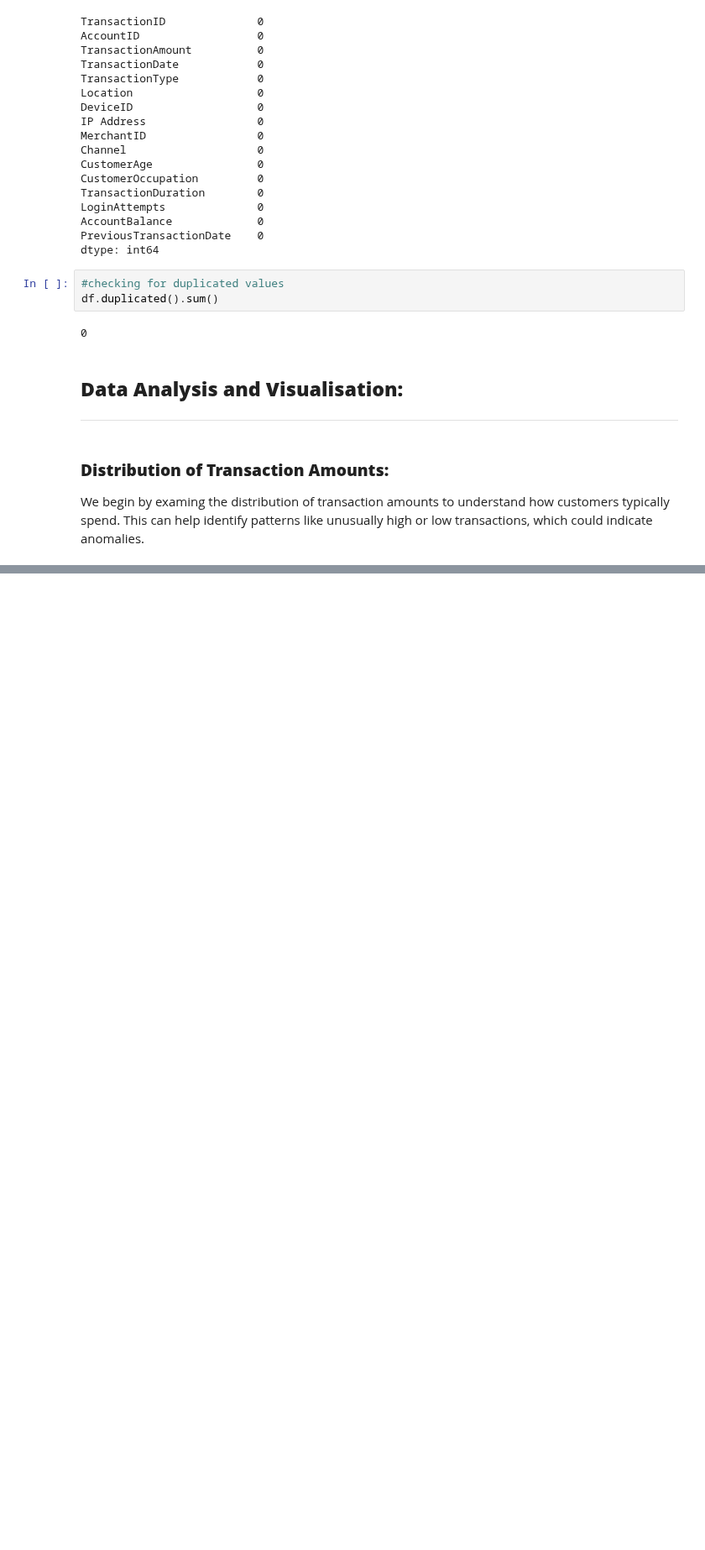
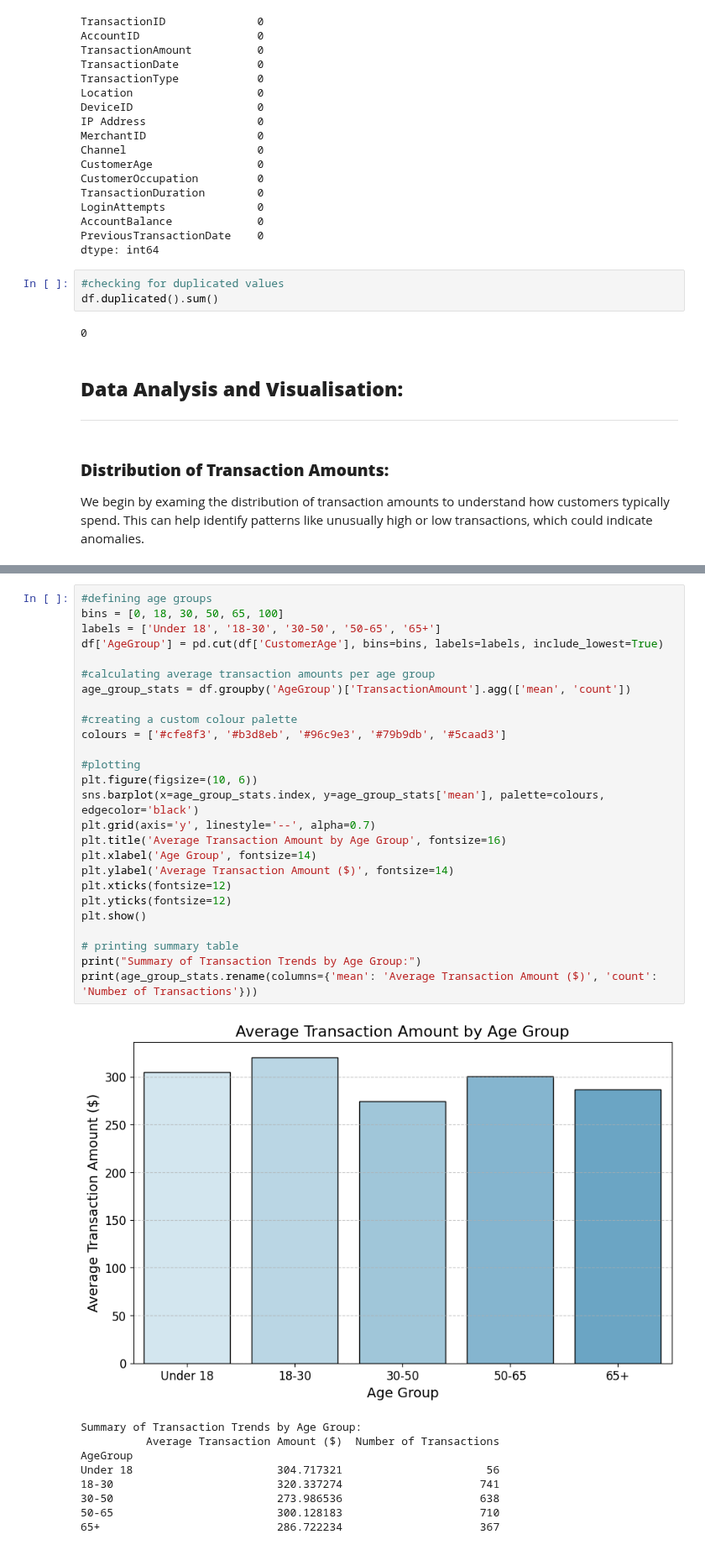
Before and after one commit to briannemcgrath/PFDA, a Jupyter notebook: project/project.ipynb, the cells around one changed output, grey strips where cells are left out. Shown at 84% size. Drawn from its saved outputs; the diff is of its cells as text; blank space fills up the shorter version.

```diff
--- a/project/project.ipynb
+++ b/project/project.ipynb
@@ -218,0 +252,36 @@ plt.show()
+# %%
+#defining age groups
+bins = [0, 18, 30, 50, 65, 100]
+labels = ['Under 18', '18-30', '30-50', '50-65', '65+']
+df['AgeGroup'] = pd.cut(df['CustomerAge'], bins=bins, labels=labels, include_lowest=True)
+
+#calculating average transaction amounts per age group
+age_group_stats = df.groupby('AgeGroup')['TransactionAmount'].agg(['mean', 'count'])
+
+#creating a custom colour palette
+colours = ['#cfe8f3', '#b3d8eb', '#96c9e3', '#79b9db', '#5caad3']
+
+#plotting
+plt.figure(figsize=(10, 6))
+sns.barplot(x=age_group_stats.index, y=age_group_stats['mean'], palette=colours, edgecolor='black')
+plt.grid(axis='y', linestyle='--', alpha=0.7)
+plt.title('Average Transaction Amount by Age Group', fontsize=16)
+plt.xlabel('Age Group', fontsize=14)
+plt.ylabel('Average Transaction Amount ($)', fontsize=14)
+plt.xticks(fontsize=12)
+plt.yticks(fontsize=12)
+plt.show()
+
+# printing summary table
+print("Summary of Transaction Trends by Age Group:")
+print(age_group_stats.rename(columns={'mean': 'Average Transaction Amount ($)', 'count': 'Number of Transactions'}))
+# %% [output]
+[figure, added]
+Summary of Transaction Trends by Age Group:
+          Average Transaction Amount ($)  Number of Transactions
+AgeGroup
+Under 18                      304.717321                      56
+18-30                         320.337274                     741
+30-50                         273.986536                     638
+50-65                         300.128183                     710
+65+                           286.722234                     367
```
Also changed, not shown: parts of 32 cells of this notebook.
